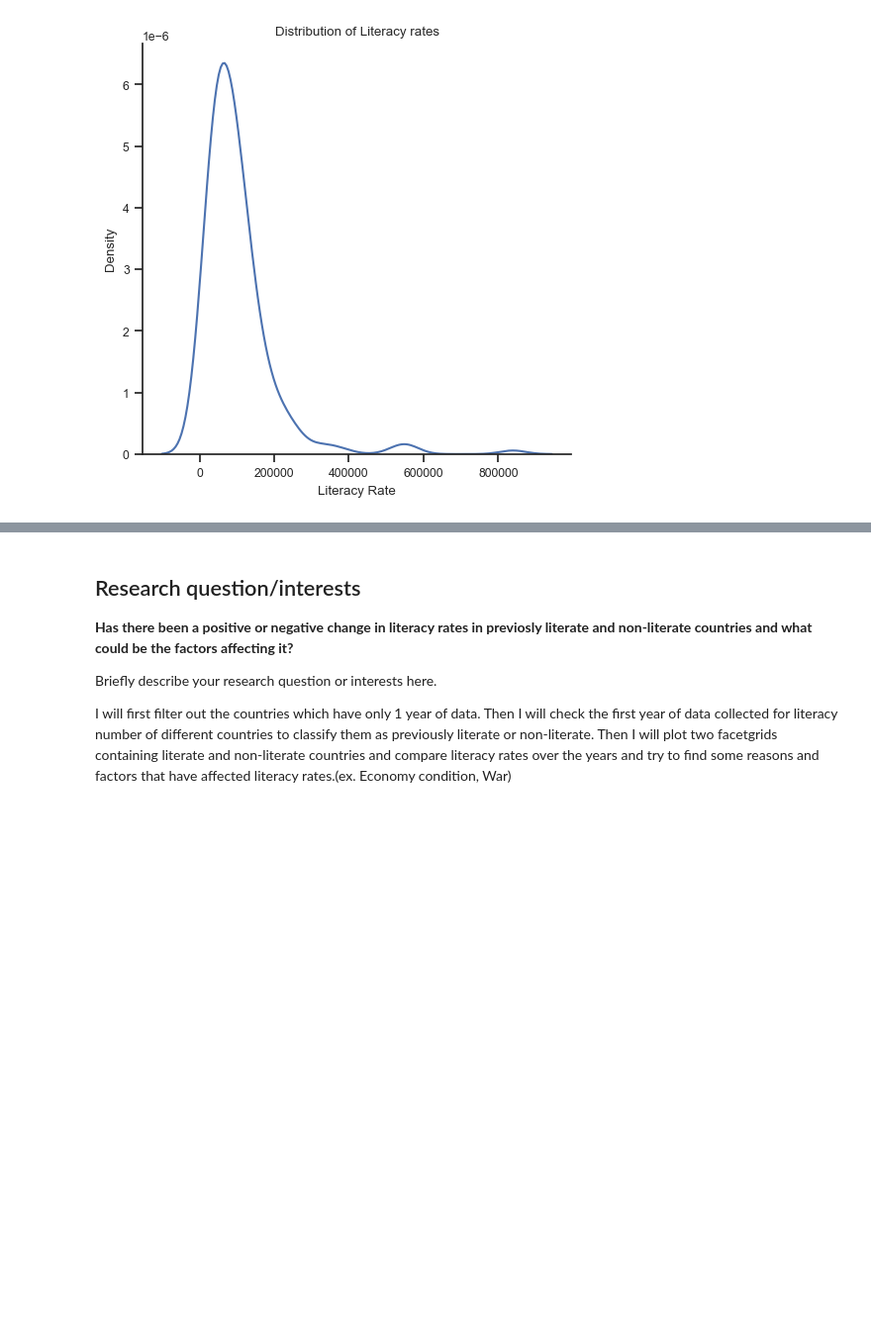
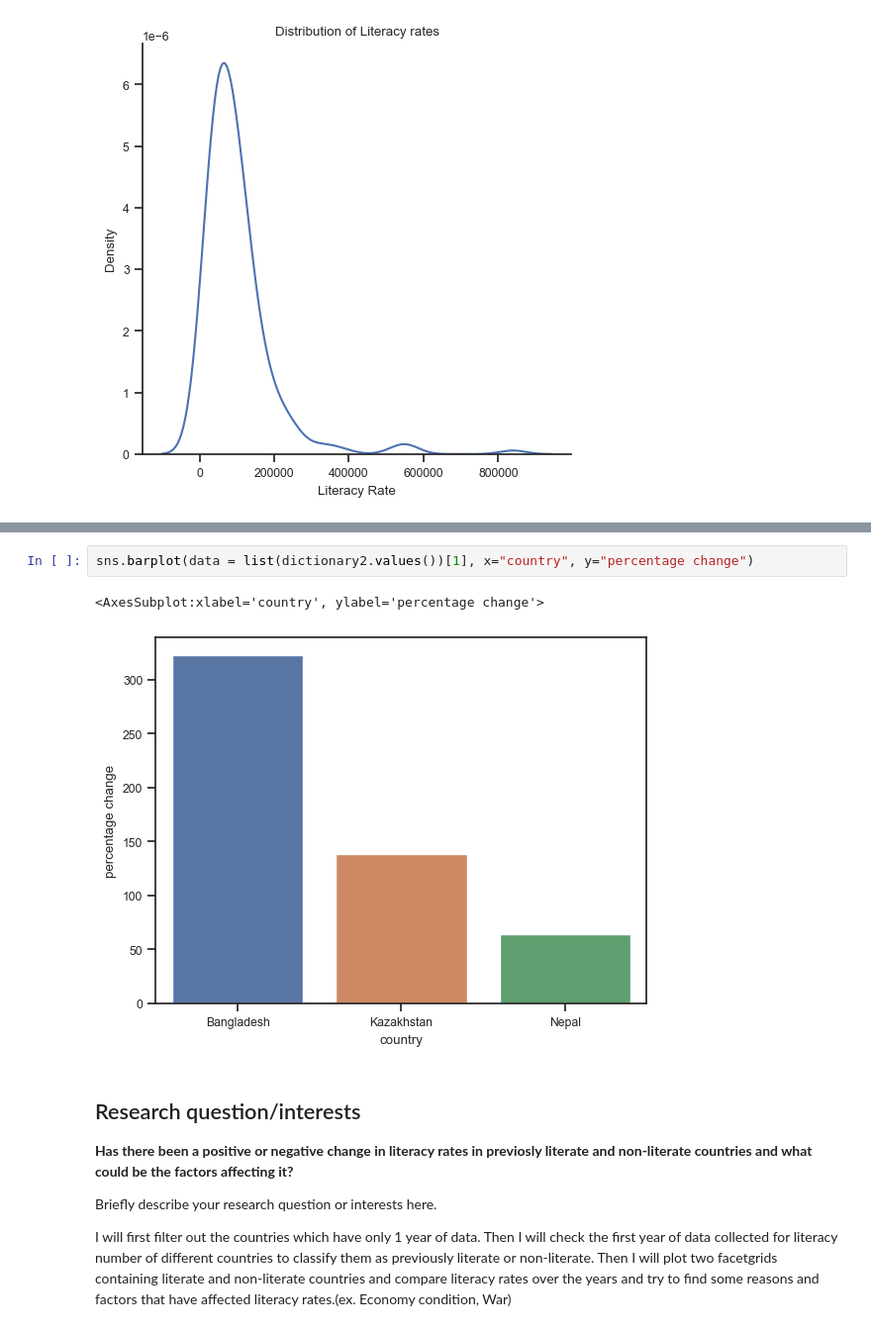
Before and after one commit to ubco-W2022T2-data301/project-group-group18, a Jupyter notebook: analysis/analysis1.ipynb, the cells around one changed output, grey strips where cells are left out. Shown at 99% size. Cells and saved outputs as stored; diff of their text form; blank space fills up the shorter version.

```diff
--- a/analysis/analysis1.ipynb
+++ b/analysis/analysis1.ipynb
@@ -71,3 +84,8 @@ for i in range(6):
+# %%
+sns.barplot(data = list(dictionary2.values())[1], x="country", y="percentage change")
+# %% [output]
+<AxesSubplot:xlabel='country', ylabel='percentage change'>
+[figure, added]
 # %% [markdown]
 ## Research question/interests
 **Has there been a positive or negative change in literacy rates in previosly literate and non-literate countries and what could be the factors affecting it?**
```
Also changed, not shown: parts of 7 cells of this notebook.
